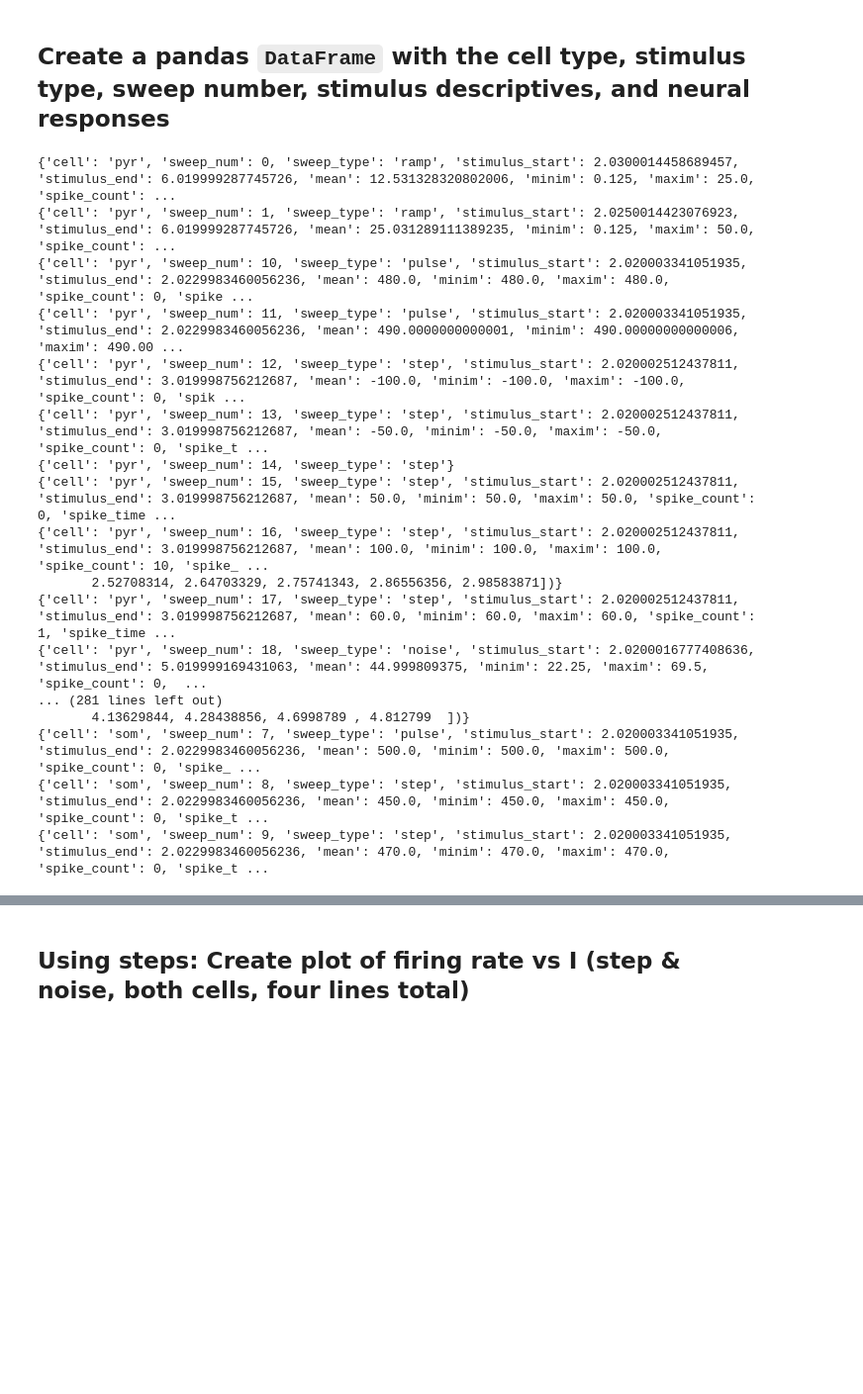
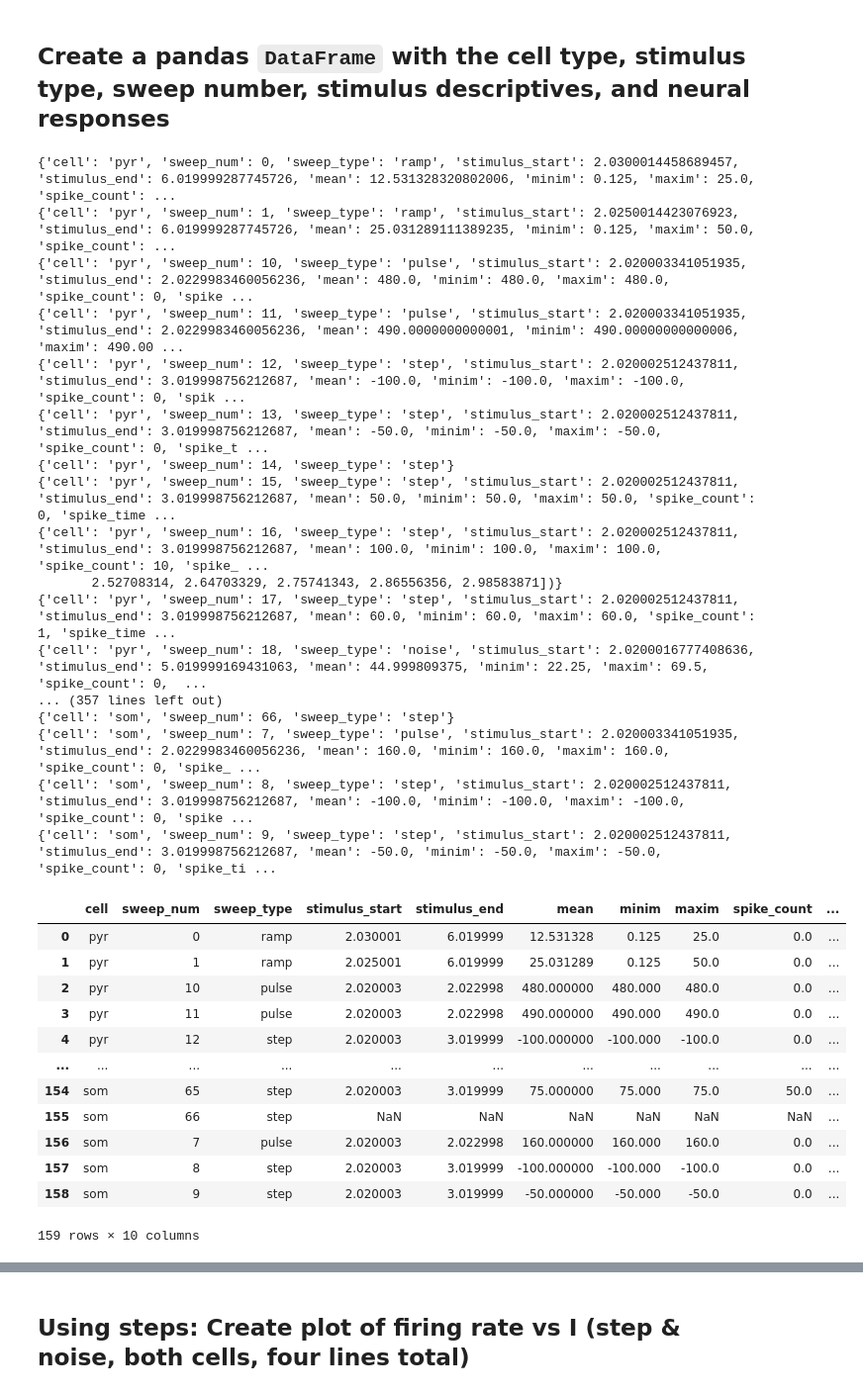
Before and after one commit to badralbanna/quantitative-neuroscience, a Jupyter notebook: (BFA) WS 1.ipynb, the cells around one changed output, grey strips where cells are left out. Shown at 99% size. Cells and saved outputs as stored; diff of their text form; code cells hidden in the pictures; blank space fills up the shorter version.

```diff
--- a/(BFA) WS 1.ipynb
+++ b/(BFA) WS 1.ipynb
@@ -255,6 +258,16 @@ for group in h5data1:
 # 8. Create a pandas DataFrame and set the sweep number as the index
 # %%
 # Connie's version (modified)
+# Some lists of each stimulus type
+data1_ramps = [0, 1, 2, 68, 69, 70, 71, 72]
+data1_steps = [12, 13, 14, 15, 16, 17, 22, 30, 38, 42, 46, 50, 55, 59, 63, 67, 75, 76, 77, 78, 79, 80, 81, 82, 83, 84, 85, 86, 87, 88, 89, 90]
+data1_noise = [18, 19, 20, 21, 23, 24, 25, 26, 27, 28, 29, 39, 40, 41, 43, 44, 45, 47, 48, 49, 56, 57, 58, 60, 61, 62, 64, 65, 66]
+
+# Some lists of each stimulus type
+data2_ramps = [0, 1, 55, 56, 57]
+data2_steps = [8, 9, 10, 11, 12, 16, 20, 24, 31, 35, 39, 46, 50, 54, 58, 59, 60, 61, 62, 63, 64, 65, 66]
+data2_noise = [12, 14, 15, 17, 18, 19, 21, 22, 23, 28, 29, 30, 32, 33, 34, 36, 37, 38, 43, 44, 45, 47, 48, 49, 51, 52, 53]
+
 datasets ={'pyr': h5data1, 'som': h5data2}
 types_of_stims = {'pyr':
     {'ramp': data1_ramps,
@@ -265,16 +278,6 @@ types_of_stims = {'pyr':
     'step': data2_steps,
     'noise': data2_noise}
 }
-
-# Some lists of each stimulus type
-data1_ramps = [0, 1, 2, 68, 69, 70, 71, 72]
-data1_steps = [12, 13, 14, 15, 16, 17, 22, 30, 38, 42, 46, 50, 55, 59, 63, 67, 75, 76, 77, 78, 79, 80, 81, 82, 83, 84, 85, 86, 87, 88, 89, 90]
-data1_noise = [18, 19, 20, 21, 23, 24, 25, 26, 27, 28, 29, 39, 40, 41, 43, 44, 45, 47, 48, 49, 56, 57, 58, 60, 61, 62, 64, 65, 66]
-
-# Some lists of each stimulus type
-data2_ramps = [0, 1, 55, 56, 57]
-data2_steps = [8, 9, 10, 11, 12, 16, 20, 24, 31, 35, 39, 46, 50, 54, 58, 59, 60, 61, 62, 63, 64, 65, 66]
-data2_noise = [12, 14, 15, 17, 18, 19, 21, 22, 23, 28, 29, 30, 32, 33, 34, 36, 37, 38, 43, 44, 45, 47, 48, 49, 51, 52, 53]
 
 # 1. create a list that we will store each dictionary in representing a row of
 processed_data = []
@@ -305,7 +308,7 @@ for name, dataset in datasets.items():
             current_data["sweep_type"] = sweep_type
 
             # Loading the data
-            current_sweep = np.array(h5data1[group])
+            current_sweep = np.array(dataset[group])
             current_sweep_voltage = current_sweep[:,1]
             current_sweep_stimulus = current_sweep[:,0]
 
@@ -350,11 +353,27 @@ df = pd.DataFrame(processed_data)
        2.52708314, 2.64703329, 2.75741343, 2.86556356, 2.98583871])}
 {'cell': 'pyr', 'sweep_num': 17, 'sweep_type': 'step', 'stimulus_start': 2.020002512437811, 'stimulus_end': 3.019998756212687, 'mean': 60.0, 'minim': 60.0, 'maxim': 60.0, 'spike_count': 1, 'spike_time ...
 {'cell': 'pyr', 'sweep_num': 18, 'sweep_type': 'noise', 'stimulus_start': 2.0200016777408636, 'stimulus_end': 5.019999169431063, 'mean': 44.999809375, 'minim': 22.25, 'maxim': 69.5, 'spike_count': 0,  ...
-... (281 lines left out)
-       4.13629844, 4.28438856, 4.6998789 , 4.812799  ])}
-{'cell': 'som', 'sweep_num': 7, 'sweep_type': 'pulse', 'stimulus_start': 2.020003341051935, 'stimulus_end': 2.0229983460056236, 'mean': 500.0, 'minim': 500.0, 'maxim': 500.0, 'spike_count': 0, 'spike_ ...
-{'cell': 'som', 'sweep_num': 8, 'sweep_type': 'step', 'stimulus_start': 2.020003341051935, 'stimulus_end': 2.0229983460056236, 'mean': 450.0, 'minim': 450.0, 'maxim': 450.0, 'spike_count': 0, 'spike_t ...
-{'cell': 'som', 'sweep_num': 9, 'sweep_type': 'step', 'stimulus_start': 2.020003341051935, 'stimulus_end': 2.0229983460056236, 'mean': 470.0, 'minim': 470.0, 'maxim': 470.0, 'spike_count': 0, 'spike_t ...
+... (357 lines left out)
+{'cell': 'som', 'sweep_num': 66, 'sweep_type': 'step'}
+{'cell': 'som', 'sweep_num': 7, 'sweep_type': 'pulse', 'stimulus_start': 2.020003341051935, 'stimulus_end': 2.0229983460056236, 'mean': 160.0, 'minim': 160.0, 'maxim': 160.0, 'spike_count': 0, 'spike_ ...
+{'cell': 'som', 'sweep_num': 8, 'sweep_type': 'step', 'stimulus_start': 2.020002512437811, 'stimulus_end': 3.019998756212687, 'mean': -100.0, 'minim': -100.0, 'maxim': -100.0, 'spike_count': 0, 'spike ...
+{'cell': 'som', 'sweep_num': 9, 'sweep_type': 'step', 'stimulus_start': 2.020002512437811, 'stimulus_end': 3.019998756212687, 'mean': -50.0, 'minim': -50.0, 'maxim': -50.0, 'spike_count': 0, 'spike_ti ...
+# %%
+df
+# %% [output]
+|  | cell | sweep_num | sweep_type | stimulus_start | stimulus_end | mean | minim | maxim | spike_count | ... |
+| 0 | pyr | 0 | ramp | 2.030001 | 6.019999 | 12.531328 | 0.125 | 25.0 | 0.0 | ... |
+| 1 | pyr | 1 | ramp | 2.025001 | 6.019999 | 25.031289 | 0.125 | 50.0 | 0.0 | ... |
+| 2 | pyr | 10 | pulse | 2.020003 | 2.022998 | 480.000000 | 480.000 | 480.0 | 0.0 | ... |
+| 3 | pyr | 11 | pulse | 2.020003 | 2.022998 | 490.000000 | 490.000 | 490.0 | 0.0 | ... |
+| 4 | pyr | 12 | step | 2.020003 | 3.019999 | -100.000000 | -100.000 | -100.0 | 0.0 | ... |
+| ... | ... | ... | ... | ... | ... | ... | ... | ... | ... | ... |
+| 154 | som | 65 | step | 2.020003 | 3.019999 | 75.000000 | 75.000 | 75.0 | 50.0 | ... |
+| 155 | som | 66 | step | NaN | NaN | NaN | NaN | NaN | NaN | ... |
+| 156 | som | 7 | pulse | 2.020003 | 2.022998 | 160.000000 | 160.000 | 160.0 | 0.0 | ... |
+| 157 | som | 8 | step | 2.020003 | 3.019999 | -100.000000 | -100.000 | -100.0 | 0.0 | ... |
+| 158 | som | 9 | step | 2.020003 | 3.019999 | -50.000000 | -50.000 | -50.0 | 0.0 | ... |
+159 rows × 10 columns
 # %%
 # What does this do?
 # How would you change it to replace the sweep_num index with say, mean stimulus value?
```
Also changed, not shown: parts of 7 cells of this notebook, 1 other file.
